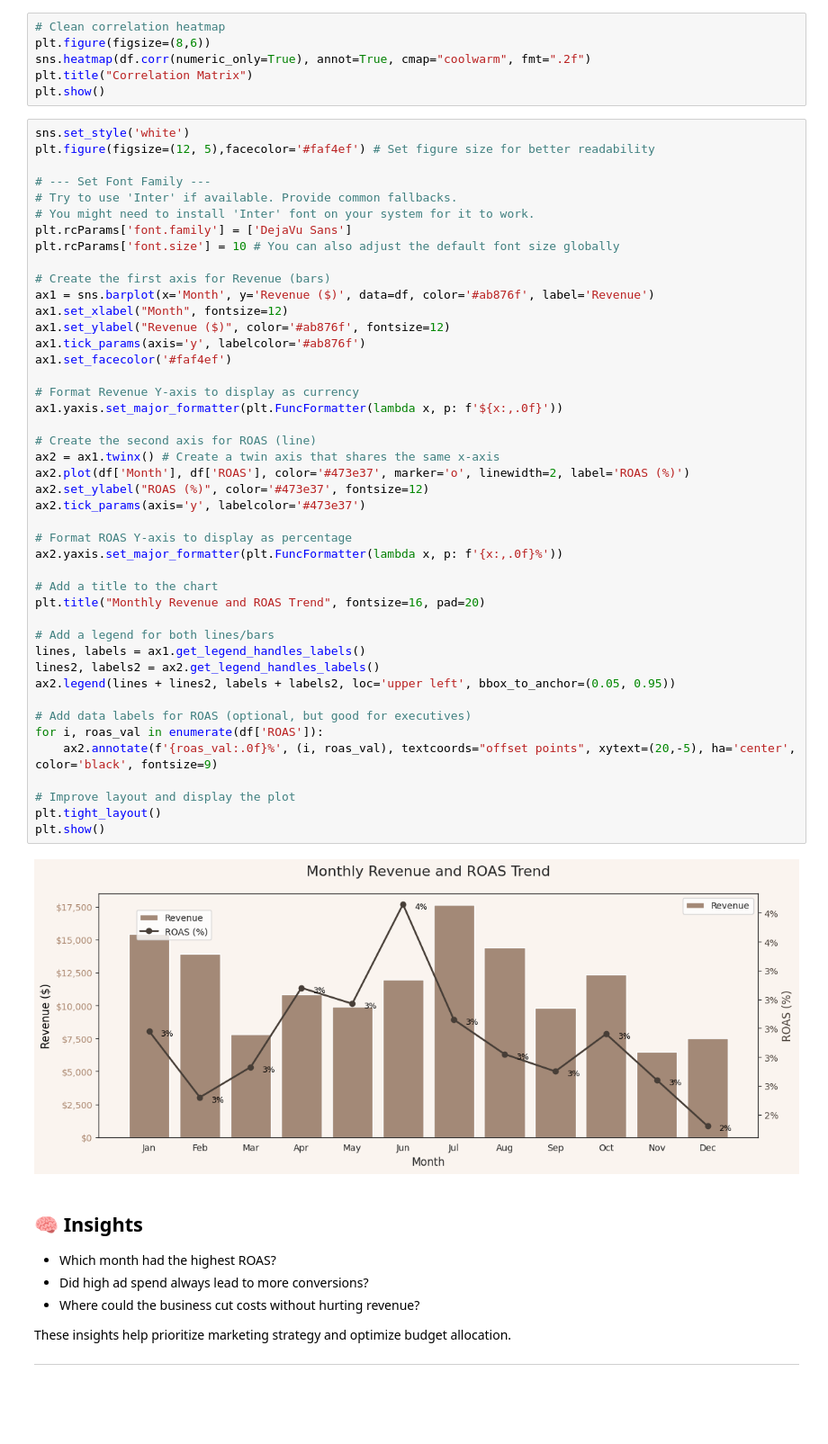
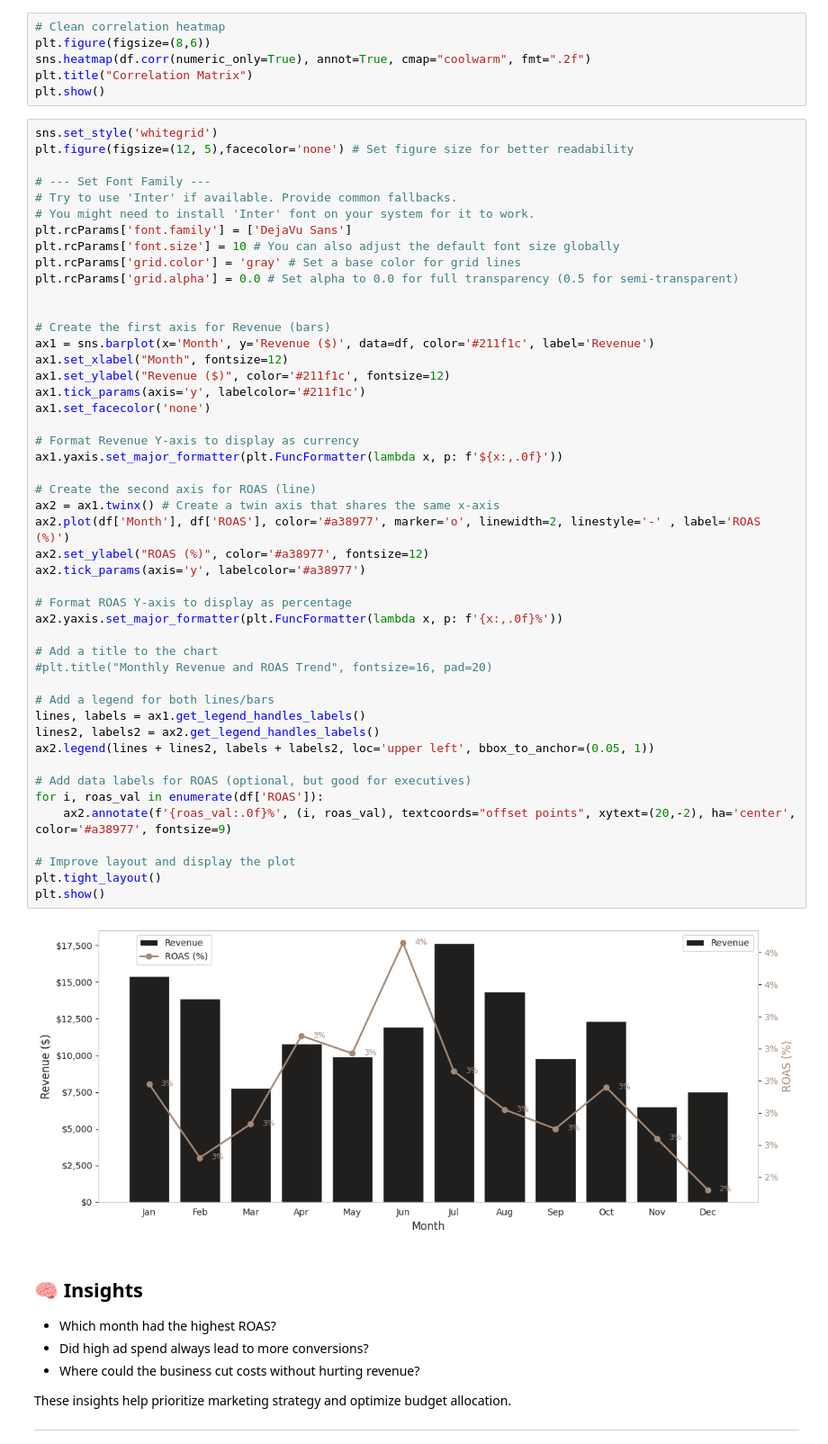
Before and after one commit to ginnyjtm/seo-performance-analysis-smallbiz, a Jupyter notebook: notebooks/roi.ipynb, the cells around one changed output. Shown at 90% size. Cells and saved outputs as stored; diff of their text form; blank space fills up the shorter version.

Commit message:
Bar Chart

```diff
--- a/notebooks/roi.ipynb
+++ b/notebooks/roi.ipynb
@@ -164,51 +169,54 @@ sns.heatmap(df.corr(numeric_only=True), annot=True, cmap="coolwarm", fmt=".2f")
 plt.title("Correlation Matrix")
 plt.show()
 # %%
-sns.set_style('white')
-plt.figure(figsize=(12, 5),facecolor='#faf4ef') # Set figure size for better readability
+sns.set_style('whitegrid')
+plt.figure(figsize=(12, 5),facecolor='none') # Set figure size for better readability
 
 # --- Set Font Family ---
 # Try to use 'Inter' if available. Provide common fallbacks.
 # You might need to install 'Inter' font on your system for it to work.
 plt.rcParams['font.family'] = ['DejaVu Sans']
 plt.rcParams['font.size'] = 10 # You can also adjust the default font size globally
+plt.rcParams['grid.color'] = 'gray' # Set a base color for grid lines
+plt.rcParams['grid.alpha'] = 0.0 # Set alpha to 0.0 for full transparency (0.5 for semi-transparent)
+
 
 # Create the first axis for Revenue (bars)
-ax1 = sns.barplot(x='Month', y='Revenue ($)', data=df, color='#ab876f', label='Revenue')
+ax1 = sns.barplot(x='Month', y='Revenue ($)', data=df, color='#211f1c', label='Revenue')
 ax1.set_xlabel("Month", fontsize=12)
-ax1.set_ylabel("Revenue ($)", color='#ab876f', fontsize=12)
-ax1.tick_params(axis='y', labelcolor='#ab876f')
-ax1.set_facecolor('#faf4ef')
+ax1.set_ylabel("Revenue ($)", color='#211f1c', fontsize=12)
+ax1.tick_params(axis='y', labelcolor='#211f1c')
+ax1.set_facecolor('none')
 
 # Format Revenue Y-axis to display as currency
 ax1.yaxis.set_major_formatter(plt.FuncFormatter(lambda x, p: f'${x:,.0f}'))
 
 # Create the second axis for ROAS (line)
 ax2 = ax1.twinx() # Create a twin axis that shares the same x-axis
-ax2.plot(df['Month'], df['ROAS'], color='#473e37', marker='o', linewidth=2, label='ROAS (%)')
-ax2.set_ylabel("ROAS (%)", color='#473e37', fontsize=12)
-ax2.tick_params(axis='y', labelcolor='#473e37')
+ax2.plot(df['Month'], df['ROAS'], color='#a38977', marker='o', linewidth=2, linestyle='-' , label='ROAS (%)')
+ax2.set_ylabel("ROAS (%)", color='#a38977', fontsize=12)
+ax2.tick_params(axis='y', labelcolor='#a38977')
 
 # Format ROAS Y-axis to display as percentage
 ax2.yaxis.set_major_formatter(plt.FuncFormatter(lambda x, p: f'{x:,.0f}%'))
 
 # Add a title to the chart
-plt.title("Monthly Revenue and ROAS Trend", fontsize=16, pad=20)
+#plt.title("Monthly Revenue and ROAS Trend", fontsize=16, pad=20)
 
 # Add a legend for both lines/bars
 lines, labels = ax1.get_legend_handles_labels()
 lines2, labels2 = ax2.get_legend_handles_labels()
-ax2.legend(lines + lines2, labels + labels2, loc='upper left', bbox_to_anchor=(0.05, 0.95))
+ax2.legend(lines + lines2, labels + labels2, loc='upper left', bbox_to_anchor=(0.05, 1))
 
 # Add data labels for ROAS (optional, but good for executives)
 for i, roas_val in enumerate(df['ROAS']):
-    ax2.annotate(f'{roas_val:.0f}%', (i, roas_val), textcoords="offset points", xytext=(20,-5), ha='center', color='black', fontsize=9)
+    ax2.annotate(f'{roas_val:.0f}%', (i, roas_val), textcoords="offset points", xytext=(20,-2), ha='center', color='#a38977', fontsize=9)
 
 # Improve layout and display the plot
 plt.tight_layout()
 plt.show()
 # %% [output]
-[figure, old version]
+[figure, new version]
 # %% [markdown]
 ## 🧠 Insights
 
```
Also changed, not shown: parts of 1 cell of this notebook.
